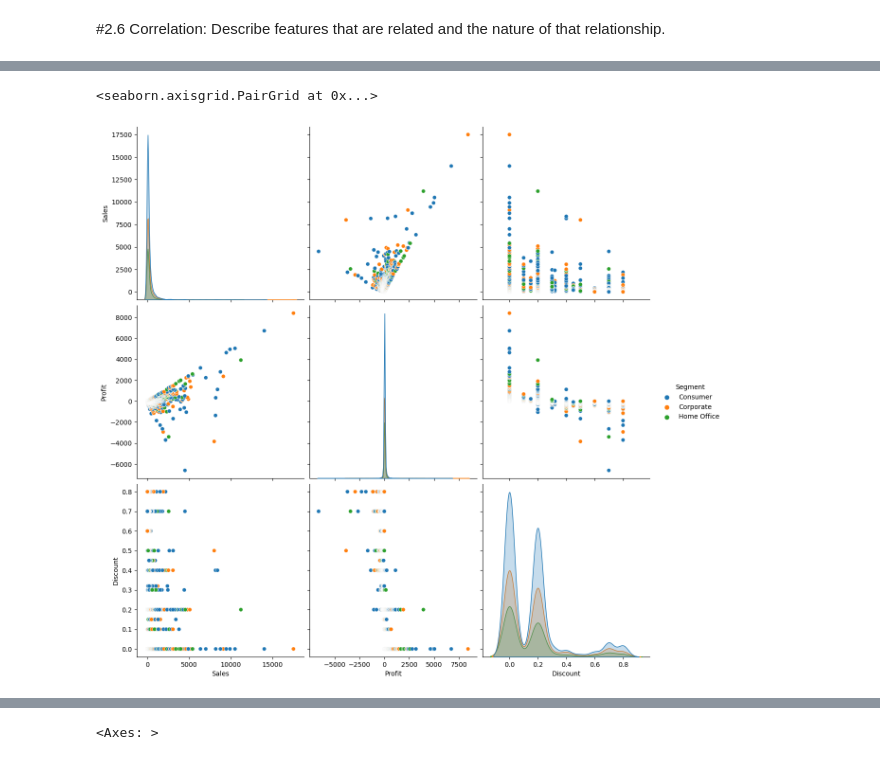
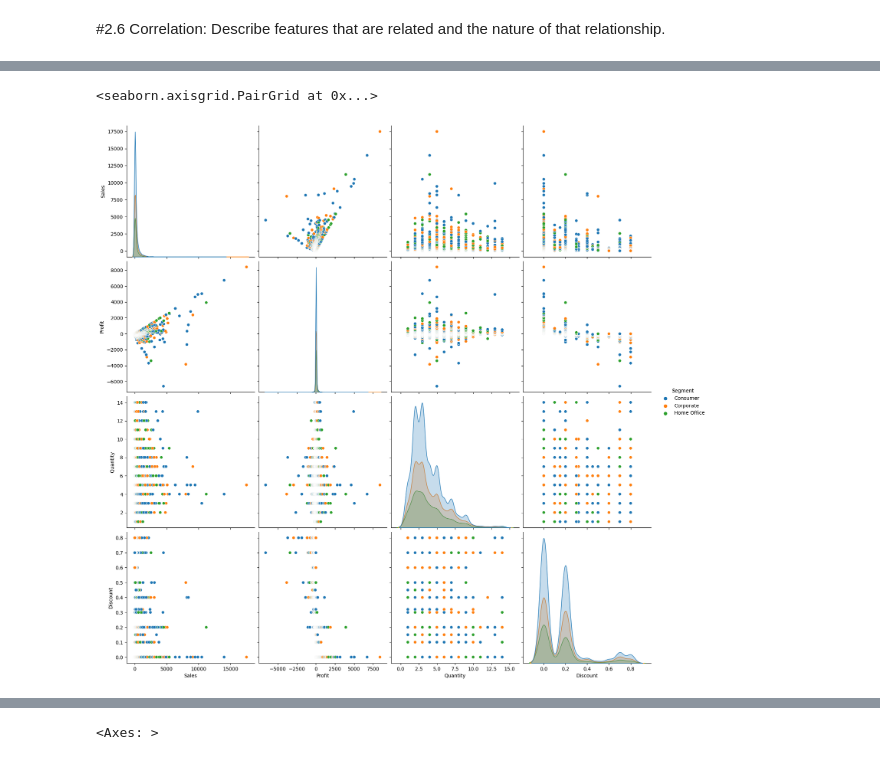
Before and after one commit to engmohamedsalah/AIMaster-Training, a Jupyter notebook: Building_an_AI_based_Application.ipynb, the cells around one changed output, grey strips where cells are left out. Saved outputs shown, nothing was run; the diff lists cells and outputs as text; code cells hidden in the pictures.

```diff
--- a/Building_an_AI_based_Application.ipynb
+++ b/Building_an_AI_based_Application.ipynb
@@ -368,8 +390,8 @@ df_super_store.sample(5)
 # %%
-sns.pairplot(df_super_store, hue='Segment', height=4, vars=['Sales', 'Profit', 'Discount'])
+sns.pairplot(df_super_store, hue='Segment', height=4, vars=['Sales', 'Profit','Quantity' ,'Discount'])
 # %% [output]
 <seaborn.axisgrid.PairGrid at 0x...>
-[figure, old version]
+[figure, new version]
 # %%
 correlation_matrix = df_super_store.corr()
 print(correlation_matrix)
```
Also changed, not shown: parts of 19 cells of this notebook.
